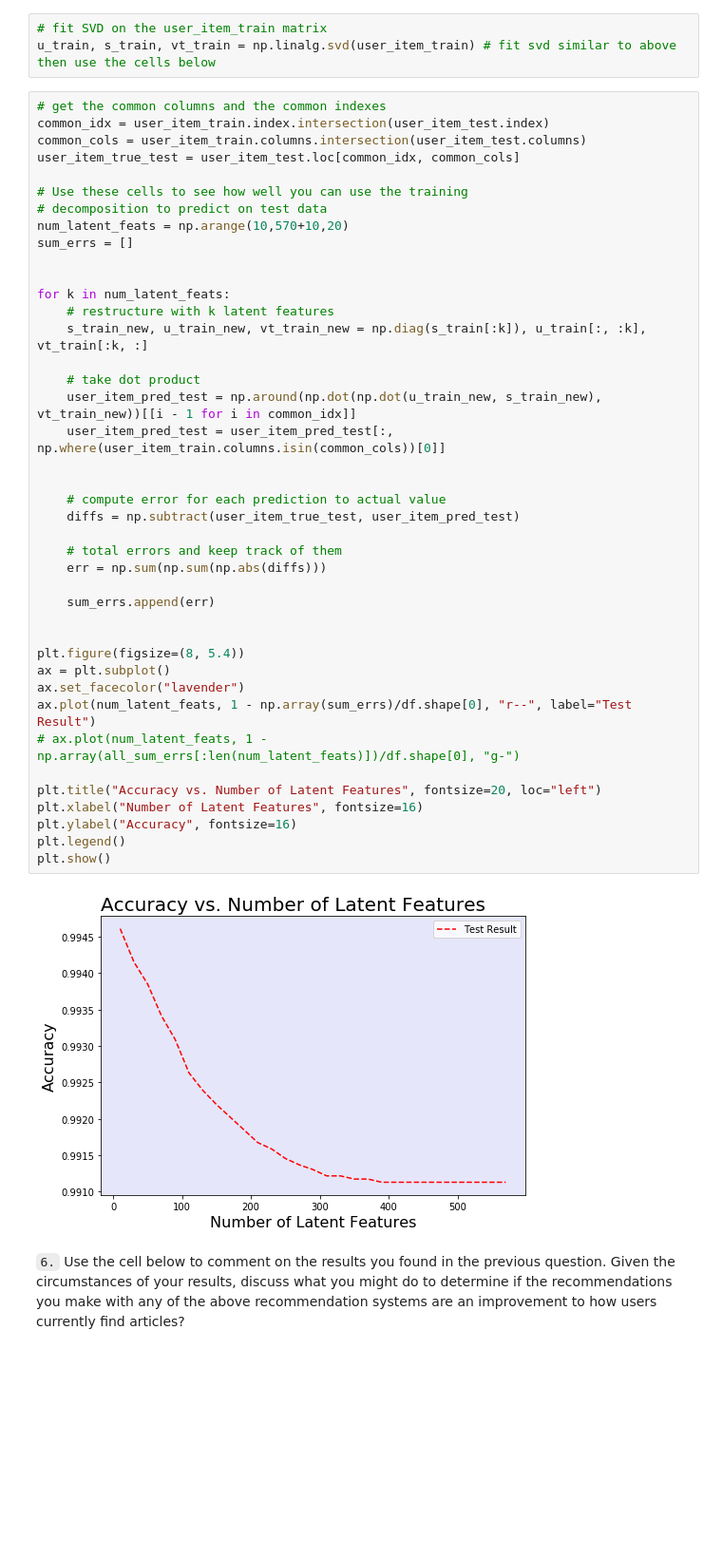
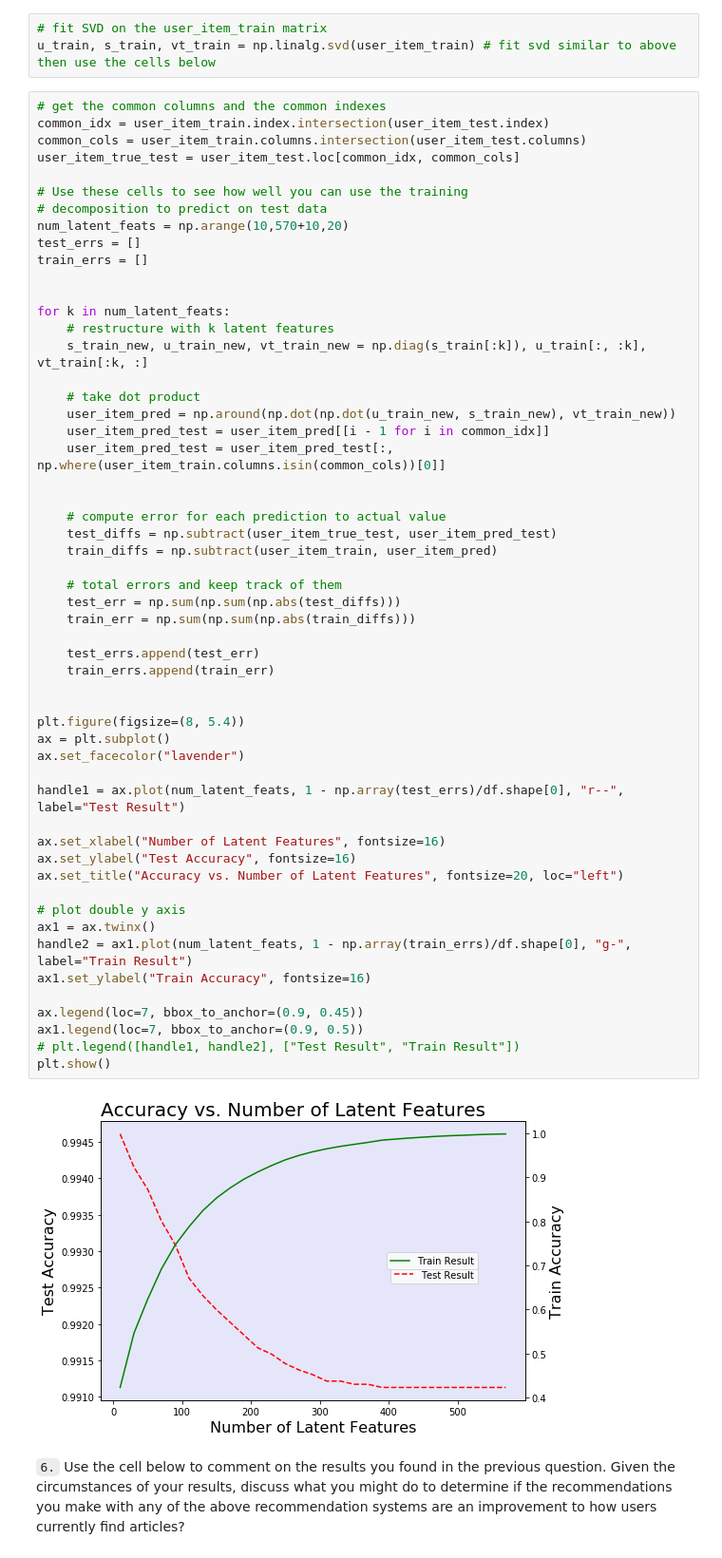
Before and after one commit to ZenRay/DataScientistNanoDegree, a Jupyter notebook: P3_Recommendations/Recommendations_with_IBM.ipynb, the cells around one changed output. Shown at 95% size. Drawn from its saved outputs; the diff is of its cells as text; blank space fills up the shorter version.

```diff
--- a/P3_Recommendations/Recommendations_with_IBM.ipynb
+++ b/P3_Recommendations/Recommendations_with_IBM.ipynb
@@ -916,45 +916,58 @@ u_train, s_train, vt_train = np.linalg.svd(user_item_train) # fit svd similar to
 # get the common columns and the common indexes
 common_idx = user_item_train.index.intersection(user_item_test.index)
 common_cols = user_item_train.columns.intersection(user_item_test.columns)
 user_item_true_test = user_item_test.loc[common_idx, common_cols]
 
 # Use these cells to see how well you can use the training
 # decomposition to predict on test data
 num_latent_feats = np.arange(10,570+10,20)
-sum_errs = []
+test_errs = []
+train_errs = []
 
 
 for k in num_latent_feats:
     # restructure with k latent features
     s_train_new, u_train_new, vt_train_new = np.diag(s_train[:k]), u_train[:, :k], vt_train[:k, :]
 
     # take dot product
-    user_item_pred_test = np.around(np.dot(np.dot(u_train_new, s_train_new), vt_train_new))[[i - 1 for i in common_idx]]
+    user_item_pred = np.around(np.dot(np.dot(u_train_new, s_train_new), vt_train_new))
+    user_item_pred_test = user_item_pred[[i - 1 for i in common_idx]]
     user_item_pred_test = user_item_pred_test[:, np.where(user_item_train.columns.isin(common_cols))[0]]
 
 
     # compute error for each prediction to actual value
-    diffs = np.subtract(user_item_true_test, user_item_pred_test)
+    test_diffs = np.subtract(user_item_true_test, user_item_pred_test)
+    train_diffs = np.subtract(user_item_train, user_item_pred)
 
     # total errors and keep track of them
-    err = np.sum(np.sum(np.abs(diffs)))
+    test_err = np.sum(np.sum(np.abs(test_diffs)))
+    train_err = np.sum(np.sum(np.abs(train_diffs)))
 
-    sum_errs.append(err)
+    test_errs.append(test_err)
+    train_errs.append(train_err)
 
 
 plt.figure(figsize=(8, 5.4))
 ax = plt.subplot()
 ax.set_facecolor("lavender")
-ax.plot(num_latent_feats, 1 - np.array(sum_errs)/df.shape[0], "r--", label="Test Result")
-# ax.plot(num_latent_feats, 1 - np.array(all_sum_errs[:len(num_latent_feats)])/df.shape[0], "g-")
 
-plt.title("Accuracy vs. Number of Latent Features", fontsize=20, loc="left")
-plt.xlabel("Number of Latent Features", fontsize=16)
-plt.ylabel("Accuracy", fontsize=16)
-plt.legend()
+handle1 = ax.plot(num_latent_feats, 1 - np.array(test_errs)/df.shape[0], "r--", label="Test Result")
+
+ax.set_xlabel("Number of Latent Features", fontsize=16)
+ax.set_ylabel("Test Accuracy", fontsize=16)
+ax.set_title("Accuracy vs. Number of Latent Features", fontsize=20, loc="left")
+
+# plot double y axis
+ax1 = ax.twinx()
+handle2 = ax1.plot(num_latent_feats, 1 - np.array(train_errs)/df.shape[0], "g-", label="Train Result")
+ax1.set_ylabel("Train Accuracy", fontsize=16)
+
+ax.legend(loc=7, bbox_to_anchor=(0.9, 0.45))
+ax1.legend(loc=7, bbox_to_anchor=(0.9, 0.5))
+# plt.legend([handle1, handle2], ["Test Result", "Train Result"])
 plt.show()
 # %% [output]
-[figure, old version]
+[figure, new version]
 # %% [markdown]
 `6.` Use the cell below to comment on the results you found in the previous question. Given the circumstances of your results, discuss what you might do to determine if the recommendations you make with any of the above recommendation systems are an improvement to how users currently find articles?
 # %% [markdown]
```
Also changed, not shown: parts of 4 cells of this notebook.
